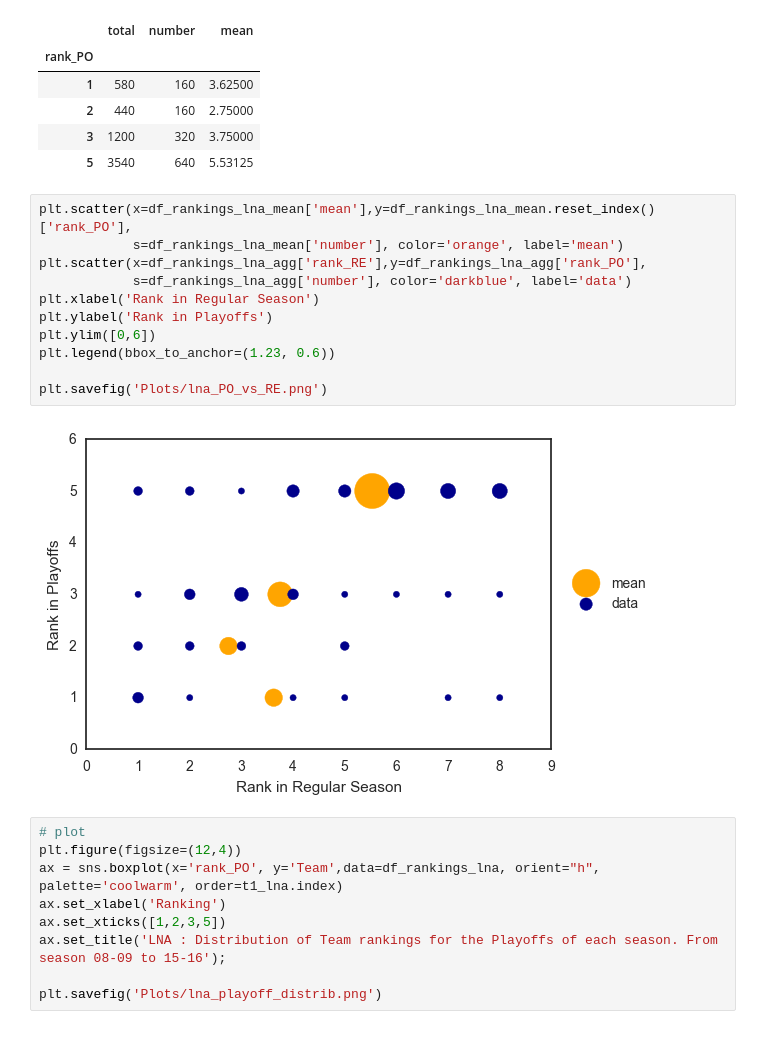
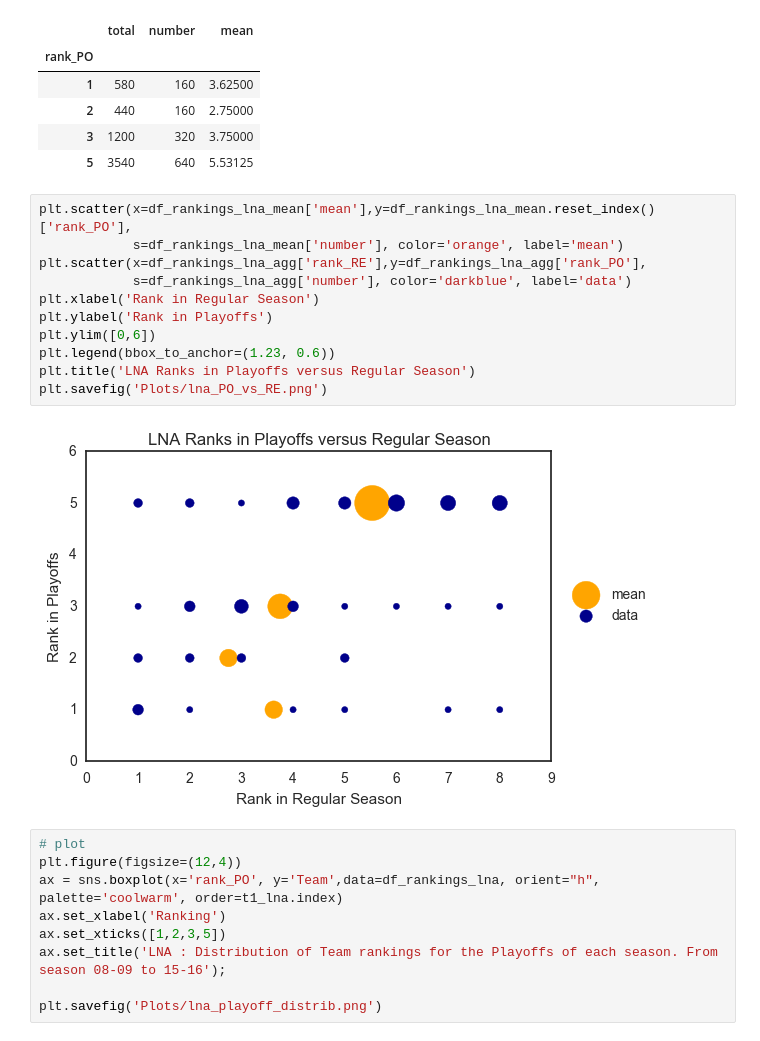
Before and after one commit to Gronlaen/swiss-ice-hockey-playoffs-prediction, a Jupyter notebook: Viz.ipynb, the cells around one changed output. Cells and saved outputs as stored; diff of their text form.

```diff
--- a/Viz.ipynb
+++ b/Viz.ipynb
@@ -105,16 +119,16 @@ df_rankings_lna_mean
 # %%
 plt.scatter(x=df_rankings_lna_mean['mean'],y=df_rankings_lna_mean.reset_index()['rank_PO'],
             s=df_rankings_lna_mean['number'], color='orange', label='mean')
 plt.scatter(x=df_rankings_lna_agg['rank_RE'],y=df_rankings_lna_agg['rank_PO'],
             s=df_rankings_lna_agg['number'], color='darkblue', label='data')
 plt.xlabel('Rank in Regular Season')
 plt.ylabel('Rank in Playoffs')
 plt.ylim([0,6])
 plt.legend(bbox_to_anchor=(1.23, 0.6))
-
+plt.title('LNA Ranks in Playoffs versus Regular Season')
 plt.savefig('Plots/lna_PO_vs_RE.png')
 # %% [output]
-[figure, old version]
+[figure, new version]
 # %%
 # plot
 plt.figure(figsize=(12,4))
```
Also changed, not shown: parts of 8 cells of this notebook, 56 other files.
